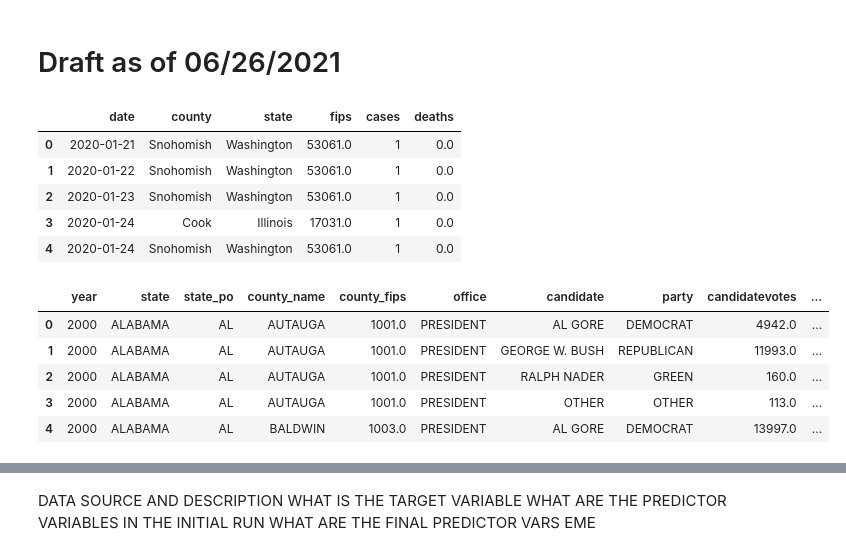
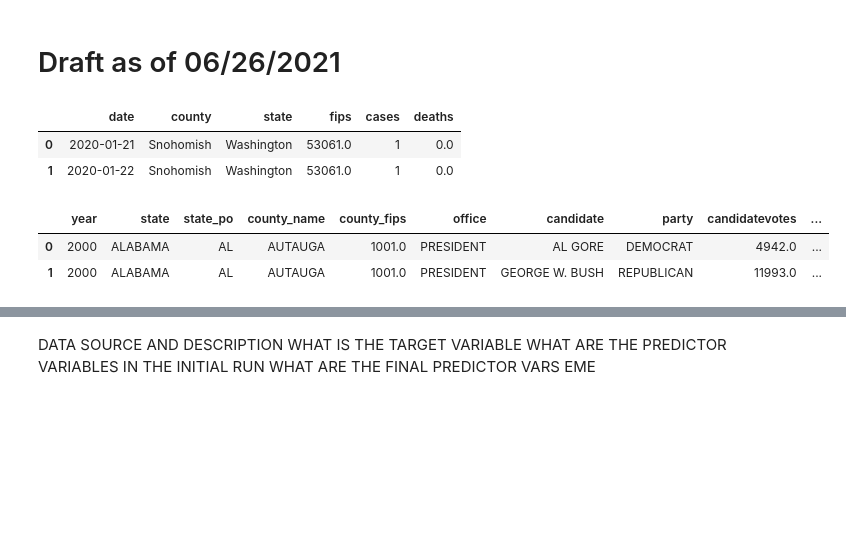
Before and after one commit to lswh/maba_analytics_algorithms_project, a Jupyter notebook: 06302021_TeamGreen_JupyterNotebookSubmission.ipynb, the cells around one changed output, grey strips where cells are left out. Cells and saved outputs as stored; diff of their text form; code cells hidden in the pictures; blank space fills up the shorter version.

```diff
--- a/06302021_TeamGreen_JupyterNotebookSubmission.ipynb
+++ b/06302021_TeamGreen_JupyterNotebookSubmission.ipynb
@@ -22,21 +22,15 @@ raw_noaa_storm_events = pd.read_csv('./data/NOAA_StormEvent_Fatalities_2016.csv'
 raw_openicpsr_crime = pd.read_csv('./data/OPENICPSR_Crime.csv')
 raw_pennstateagri_social_capital_variables = pd.read_csv('./data/PennState_AgriScienceDept_Religion_and_Social_Capital.csv')
 # %%
-raw_nytimes_dataset.head()
+raw_nytimes_dataset.head(2)
 # %% [output]
 |  | date | county | state | fips | cases | deaths |
 | 0 | 2020-01-21 | Snohomish | Washington | 53061.0 | 1 | 0.0 |
 | 1 | 2020-01-22 | Snohomish | Washington | 53061.0 | 1 | 0.0 |
-| 2 | 2020-01-23 | Snohomish | Washington | 53061.0 | 1 | 0.0 |
-| 3 | 2020-01-24 | Cook | Illinois | 17031.0 | 1 | 0.0 |
-| 4 | 2020-01-24 | Snohomish | Washington | 53061.0 | 1 | 0.0 |
 # %%
-raw_harvard_election_returns_main.head()
+raw_harvard_election_returns_main.head(2)
 # %% [output]
 |  | year | state | state_po | county_name | county_fips | office | candidate | party | candidatevotes | ... |
 | 0 | 2000 | ALABAMA | AL | AUTAUGA | 1001.0 | PRESIDENT | AL GORE | DEMOCRAT | 4942.0 | ... |
 | 1 | 2000 | ALABAMA | AL | AUTAUGA | 1001.0 | PRESIDENT | GEORGE W. BUSH | REPUBLICAN | 11993.0 | ... |
-| 2 | 2000 | ALABAMA | AL | AUTAUGA | 1001.0 | PRESIDENT | RALPH NADER | GREEN | 160.0 | ... |
-| 3 | 2000 | ALABAMA | AL | AUTAUGA | 1001.0 | PRESIDENT | OTHER | OTHER | 113.0 | ... |
-| 4 | 2000 | ALABAMA | AL | BALDWIN | 1003.0 | PRESIDENT | AL GORE | DEMOCRAT | 13997.0 | ... |
 # %%
```
Also changed, not shown: parts of 11 cells of this notebook.
